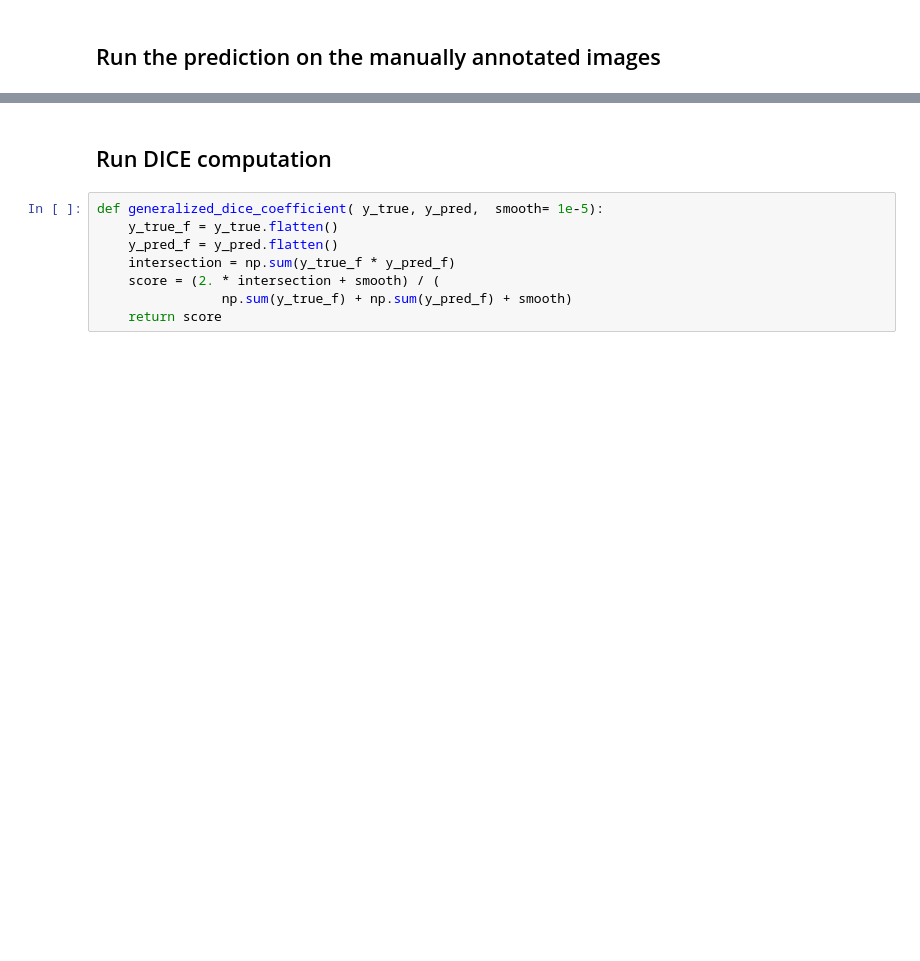
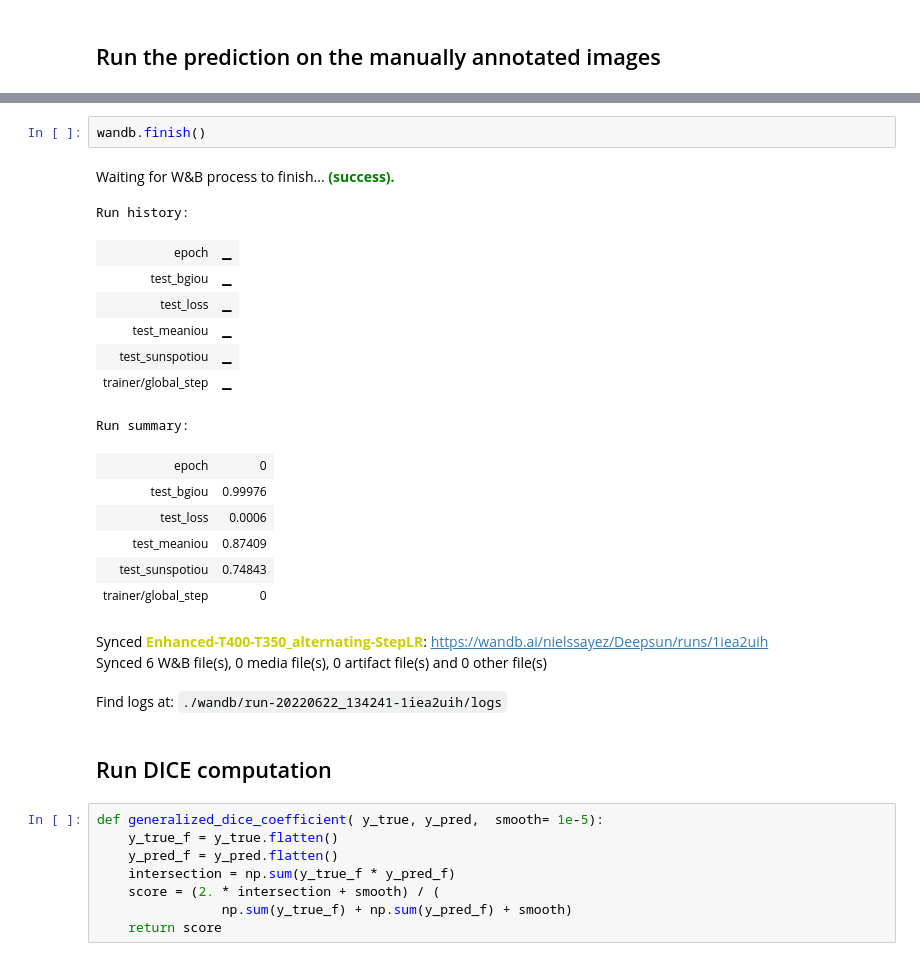
Before and after one commit to ispgroupucl/deep-blueprint, a Jupyter notebook: notebooks/UploadPredictionsOnWandB.ipynb, the cells around one changed output, grey strips where cells are left out. Drawn from its saved outputs; the diff is of its cells as text; blank space fills up the shorter version.

```diff
--- a/notebooks/UploadPredictionsOnWandB.ipynb
+++ b/notebooks/UploadPredictionsOnWandB.ipynb
@@ -49,3 +67,24 @@ bioblue.loss.CombineLosses
+# %%
+wandb.finish()
+# %% [output]
+Waiting for W&B process to finish... (success).
+Run history:
+| epoch | ▁ |
+| test_bgiou | ▁ |
+| test_loss | ▁ |
+| test_meaniou | ▁ |
+| test_sunspotiou | ▁ |
+| trainer/global_step | ▁ |
+Run summary:
+| epoch | 0 |
+| test_bgiou | 0.99976 |
+| test_loss | 0.0006 |
+| test_meaniou | 0.87409 |
+| test_sunspotiou | 0.74843 |
+| trainer/global_step | 0 |
+Synced Enhanced-T400-T350_alternating-StepLR: https://wandb.ai/nielssayez/Deepsun/runs/1iea2uih
+Synced 6 W&B file(s), 0 media file(s), 0 artifact file(s) and 0 other file(s)
+Find logs at: ./wandb/run-20220622_134241-1iea2uih/logs
 # %% [markdown]
 ## Run DICE computation
 # %%
```
Also changed, not shown: parts of 2 cells of this notebook.
